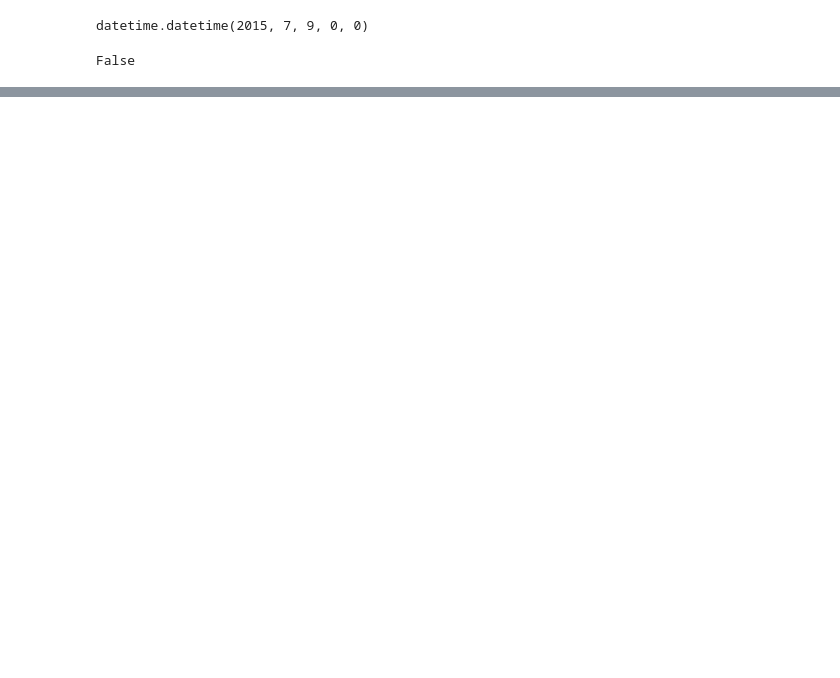
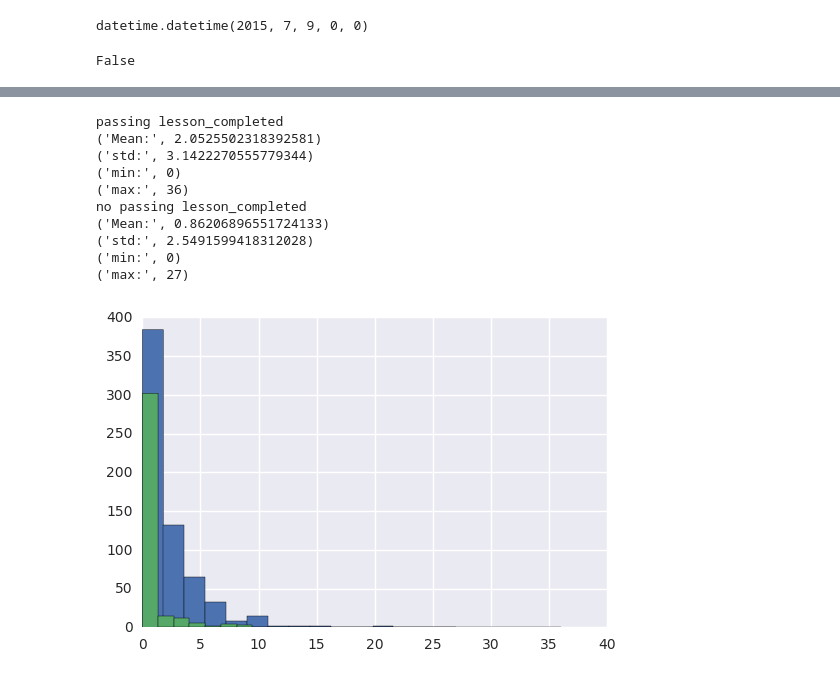
Before and after one commit to huanyu-liao/Udacity, a Jupyter notebook: intro to data analysis/excercise1.ipynb, the cells around one changed output, grey strips where cells are left out. Drawn from its saved outputs; the diff is of its cells as text; code cells hidden in the pictures; blank space fills up the shorter version.

```diff
--- a/intro to data analysis/excercise1.ipynb
+++ b/intro to data analysis/excercise1.ipynb
@@ -263,0 +298,11 @@ False
+# %%
+subway_project_lesson_keys = ['746169184', '3176718735']
+pass_subway_project = set()
+
+for submission in paid_submissions:
+    project = submission['lesson_key']
+    rating = submission['assigned_rating']
+
+    if (project in subway_project_lesson_keys) and (rating == 'PASSED' or rating == 'DISTINCTION'):
+        pass_subway_project.add(submission['account_key'])
+len(pass_subway_project)
@@ -263,0 +320,11 @@ False
+# %%
+passing_engagement = []
+non_passing_engagement = []
+
+for engagement_record in paid_engagement_in_first_week:
+    if engagement_record['account_key'] in pass_subway_project:
+        passing_engagement.append(engagement_record)
+    else:
+        non_passing_engagement.append(engagement_record)
+print len(passing_engagement)
+print len(non_passing_engagement)
@@ -263,0 +334,3 @@ False
+# %%
+passing_engagement_by_account = group_data(passing_engagement, 'account_key')
+non_passing_engagement_by_account = group_data(non_passing_engagement, 'account_key')
@@ -263,0 +359,21 @@ False
+# %%
+passing_engagement_lesson_completed_by_account = sum_grouped_items(passing_engagement_by_account, \
+                                                                   'lessons_completed')
+non_passing_engagement_lesson_completed_by_account = sum_grouped_items(non_passing_engagement_by_account, \
+                                                                   'lessons_completed')
+print('passing lesson_completed')
+describe_data(passing_engagement_lesson_completed_by_account.values())
+print('no passing lesson_completed')
+describe_data(non_passing_engagement_lesson_completed_by_account.values())
+# %% [output]
+passing lesson_completed
+('Mean:', 2.0525502318392581)
+('std:', 3.1422270555779344)
+('min:', 0)
+('max:', 36)
+no passing lesson_completed
+('Mean:', 0.86206896551724133)
+('std:', 2.5491599418312028)
+('min:', 0)
+('max:', 27)
+[figure, added]
```
Also changed, not shown: parts of 20 cells of this notebook.
